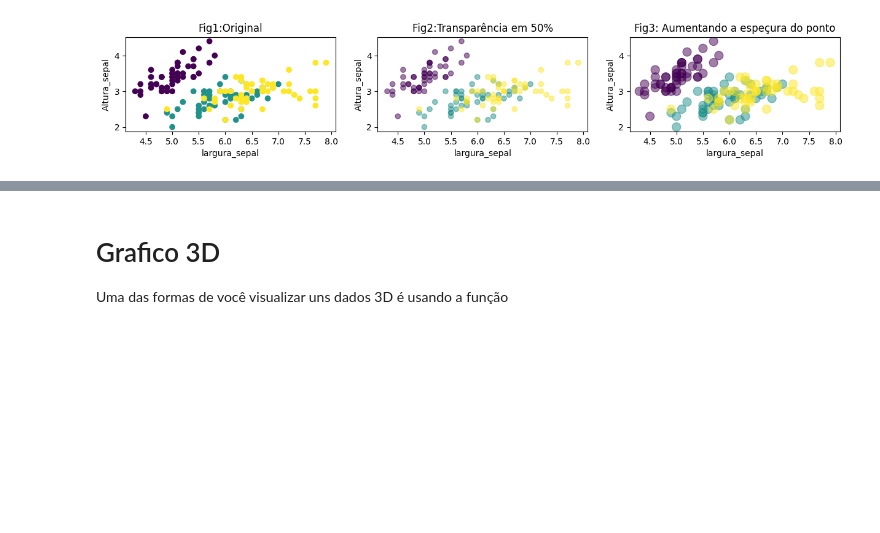
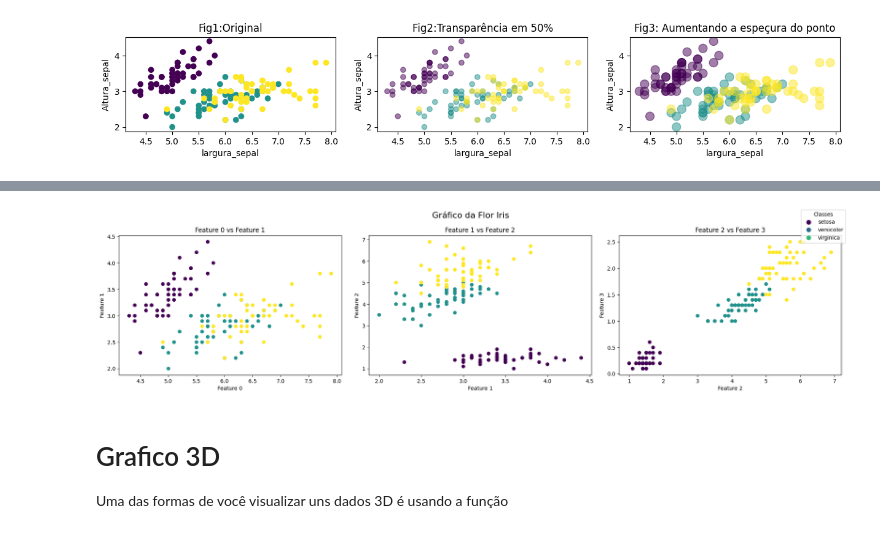
Before and after one commit to kingsonPaxe/Mes-Formation-de-Python-Special-Machine-Learning, a Jupyter notebook: leçon15 - Graphiques importantes!/Leçon avec machinelearnia.ipynb, the cells around one changed output, grey strips where cells are left out. Drawn from its saved outputs; the diff is of its cells as text; code cells hidden in the pictures; blank space fills up the shorter version.

```diff
--- a/leçon15 - Graphiques importantes!/Leçon avec machinelearnia.ipynb
+++ b/leçon15 - Graphiques importantes!/Leçon avec machinelearnia.ipynb
@@ -195,3 +209,53 @@ plt.show(figure)
+# %%
+import matplotlib.pyplot as plt
+from sklearn.datasets import load_iris
+
+# Carregar o conjunto de dados
+iris = load_iris()
+x = iris.data  # Dados
+y = iris.target  # Classes ou tipos de flores
+names = list(iris.target_names)  # Nomes das classes
+
+def graphique(datasets, targets, colunas, linhas):
+    """
+    Cria gráficos de dispersão para o conjunto de dados Iris.
+
+    Parameters:
+    - datasets: dados das flores.
+    - targets: classes das flores.
+    - colunas: número de colunas de gráficos.
+    - linhas: número de linhas de gráficos.
+    """
+    figure = plt.figure(figsize=(20, 5))
+    figure.suptitle("Gráfico da Flor Iris", fontsize=16)
+
+    for i in range(linhas * colunas):
+        if i >= len(datasets[0]):
+            break
+
+        ax = figure.add_subplot(1, colunas, i + 1)
+
+        # Scatter plot com cores baseadas nas classes
+        scatter = ax.scatter(datasets[:, i % len(datasets[0])], datasets[:, (i + 1) % len(datasets[0])], c=targets, cmap='viridis')
+
+        # Configuração do eixo
+        ax.set_xlabel(f'Feature {i % len(datasets[0])}')
+        ax.set_ylabel(f'Feature {(i + 1) % len(datasets[0])}')
+        ax.set_title(f'Feature {i % len(datasets[0])} vs Feature {(i + 1) % len(datasets[0])}')
+
+    # Adicionar legenda única com nomes das classes
+    handles = [plt.Line2D([0], [0], marker='o', color='w', label=name,
+                          markerfacecolor=plt.cm.viridis(i / len(names)), markersize=10)
+               for i, name in enumerate(names)]
+    figure.legend(handles=handles, loc='upper right', title="Classes")
+
+    plt.tight_layout()
+    plt.show()
+
+# Chamando a função
+graphique(x, y, 3, 1)
+# %% [output]
+[figure, added]
 # %% [markdown]
 # Grafico 3D
 
```
Also changed, not shown: parts of 45 cells of this notebook, 6 other files.
